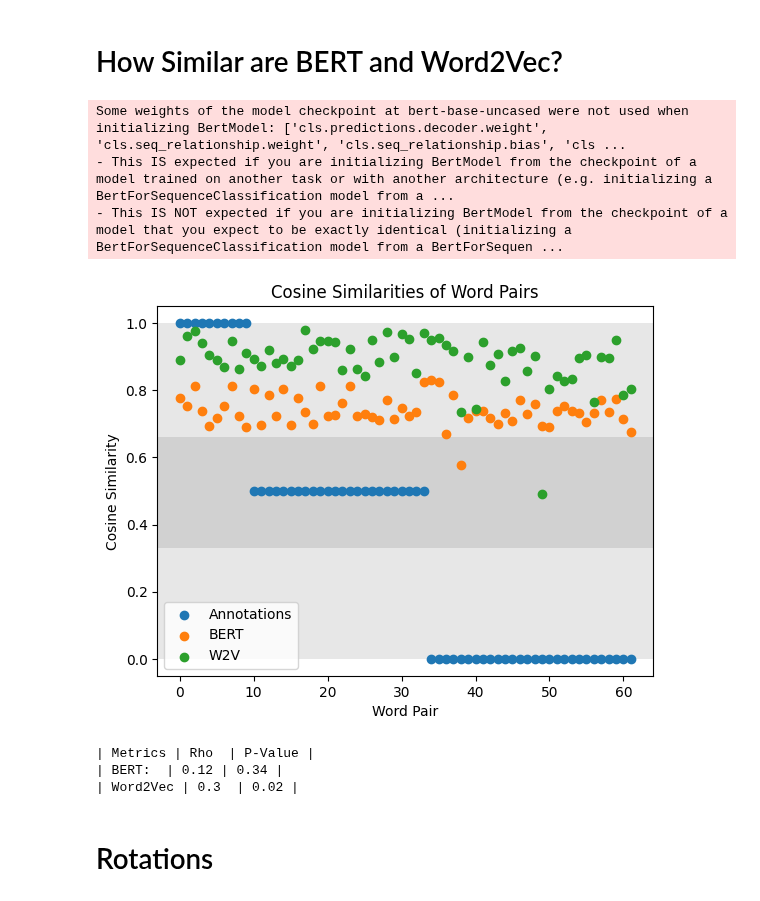
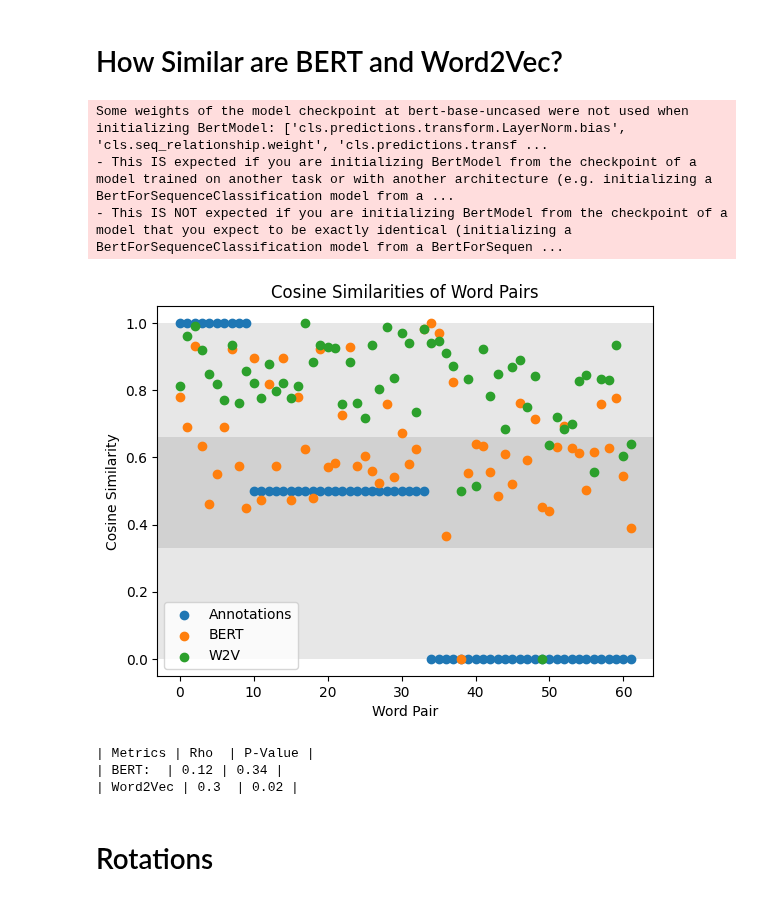
Before and after one commit to henry-dev-atkins/QNLP_MasterWork, a Jupyter notebook: ReadingWordData.ipynb, the cells around one changed output. Drawn from its saved outputs; the diff is of its cells as text; code cells hidden in the pictures.

Commit message:
Added a MinMaxScaler for all values.

```diff
--- a/ReadingWordData.ipynb
+++ b/ReadingWordData.ipynb
@@ -58,35 +58,38 @@ bertWords = BertEncodingWords()
 W2V_768 = W2VModel(768)
 
 BERT_similarities, W2V_similarities = [], []
 
 for pair in word_pairs:
 	BERT_similarities.append(1-cosine(bertWords.getWordVector(pair[0]), bertWords.getWordVector(pair[1])))
 	W2V_similarities.append(1-cosine(W2V_768.getvector(pair[0]), W2V_768.getvector(pair[1])))
 
+BERT_similarities = MinMaxScaler(feature_range = (0, 1)).fit_transform(np.array(BERT_similarities).reshape(-1, 1))
+W2V_similarities = MinMaxScaler(feature_range = (0, 1)).fit_transform(np.array(W2V_similarities).reshape(-1, 1))
 
 BERT_rho, BERT_p = spearmanr(word_pairs_annotations, BERT_similarities)
 W2V_rho, W2V_p = spearmanr(word_pairs_annotations, W2V_similarities)
+#[StandardScaler().fit_transform(W2V_similarities)]
 plt.scatter(np.arange(0,len(word_pairs_annotations)), word_pairs_annotations, label = "Annotations")
 plt.scatter(np.arange(0,len(BERT_similarities)),BERT_similarities, label = "BERT")
 plt.scatter(np.arange(0,len(W2V_similarities)),W2V_similarities, label = "W2V")
 plt.axhspan(-0., 0.33, facecolor='0.1', alpha=0.1, zorder=0)
 plt.axhspan(0.33, 0.66, facecolor='0.1', alpha=0.2, zorder=0)
 plt.axhspan(0.66, 1.0, facecolor='0.1', alpha=0.1, zorder=0)
 plt.title("Cosine Similarities of Word Pairs")
 plt.xlabel("Word Pair")
 plt.ylabel("Cosine Similarity")
 plt.legend()
 plt.savefig("Images/CompareBERT_W2V.png")
 plt.show()
 
 table = [["Metrics", "Rho", "P-Value"], ["BERT: ", np.round(BERT_rho, 2), np.round(BERT_p, 2)], ["Word2Vec", np.round(W2V_rho, 2), np.round(W2V_p, 2)]]
 for row in table:
     print('| {:1} | {:^4} | {:<3} |'.format(*row))
 # %% [output]
-Some weights of the model checkpoint at bert-base-uncased were not used when initializing BertModel: ['cls.predictions.decoder.weight', 'cls.seq_relationship.weight', 'cls.seq_relationship.bias', 'cls ...
+Some weights of the model checkpoint at bert-base-uncased were not used when initializing BertModel: ['cls.predictions.transform.LayerNorm.bias', 'cls.seq_relationship.weight', 'cls.predictions.transf ...
 - This IS expected if you are initializing BertModel from the checkpoint of a model trained on another task or with another architecture (e.g. initializing a BertForSequenceClassification model from a ...
 - This IS NOT expected if you are initializing BertModel from the checkpoint of a model that you expect to be exactly identical (initializing a BertForSequenceClassification model from a BertForSequen ...
-[figure, old version]
+[figure, new version]
 | Metrics | Rho  | P-Value |
 | BERT:  | 0.12 | 0.34 |
 | Word2Vec | 0.3  | 0.02 |
```
Also changed, not shown: parts of 9 cells of this notebook, 5 other files.
